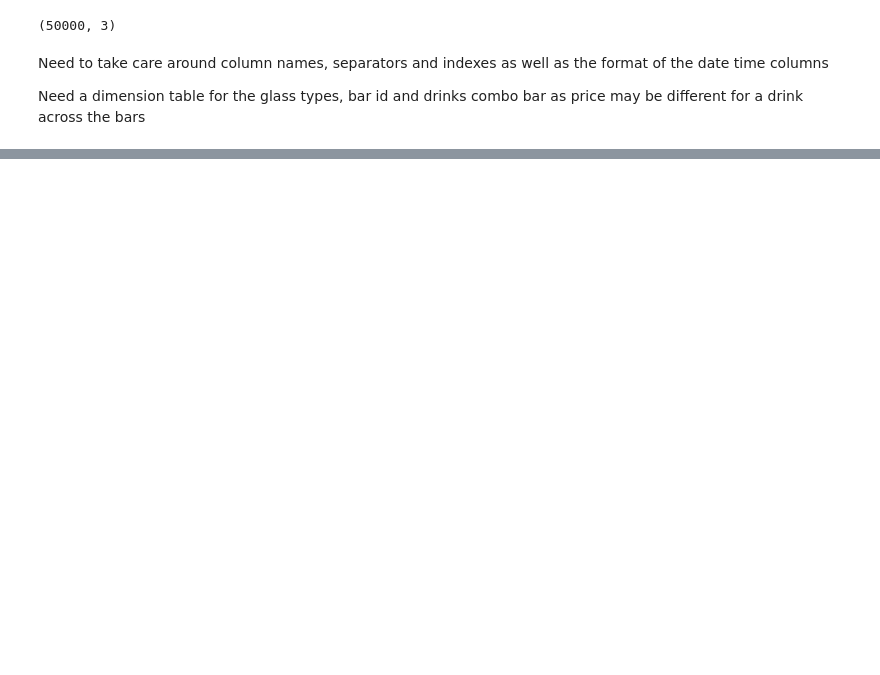
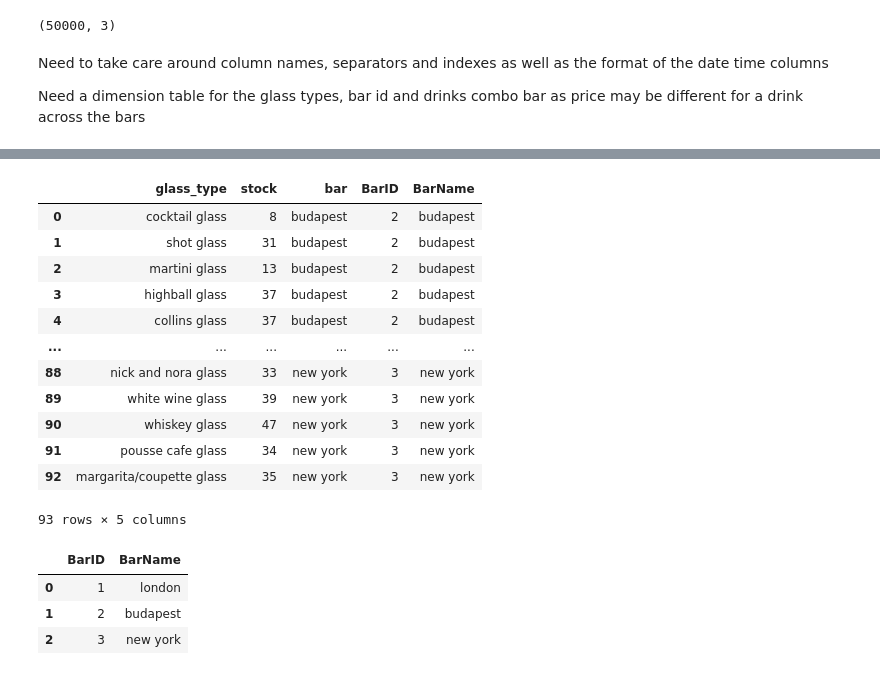
Before and after one commit to alihughf/job-hunt, a Jupyter notebook: Quantspark/explore.ipynb, the cells around one changed output, grey strips where cells are left out. Cells and saved outputs as stored; diff of their text form; code cells hidden in the pictures; blank space fills up the shorter version.

```diff
--- a/Quantspark/explore.ipynb
+++ b/Quantspark/explore.ipynb
@@ -49,0 +163,2 @@ Need a dimension table for the glass types, bar id and drinks combo bar as price
+# %%
+bar_data = pd.read_csv("data/bar_data.csv")
@@ -49,0 +206,2 @@ Need a dimension table for the glass types, bar id and drinks combo bar as price
+# %%
+bar_data['glass_type'] = bar_data['glass_type'].replace('coper mug','copper mug')
@@ -49,0 +255,23 @@ Need a dimension table for the glass types, bar id and drinks combo bar as price
+# %%
+bar_stock
+# %% [output]
+|  | glass_type | stock | bar | BarID | BarName |
+| 0 | cocktail glass | 8 | budapest | 2 | budapest |
+| 1 | shot glass | 31 | budapest | 2 | budapest |
+| 2 | martini glass | 13 | budapest | 2 | budapest |
+| 3 | highball glass | 37 | budapest | 2 | budapest |
+| 4 | collins glass | 37 | budapest | 2 | budapest |
+| ... | ... | ... | ... | ... | ... |
+| 88 | nick and nora glass | 33 | new york | 3 | new york |
+| 89 | white wine glass | 39 | new york | 3 | new york |
+| 90 | whiskey glass | 47 | new york | 3 | new york |
+| 91 | pousse cafe glass | 34 | new york | 3 | new york |
+| 92 | margarita/coupette glass | 35 | new york | 3 | new york |
+93 rows × 5 columns
+# %%
+bars
+# %% [output]
+|  | BarID | BarName |
+| 0 | 1 | london |
+| 1 | 2 | budapest |
+| 2 | 3 | new york |
```
Also changed, not shown: parts of 40 cells of this notebook, 2 other files.
